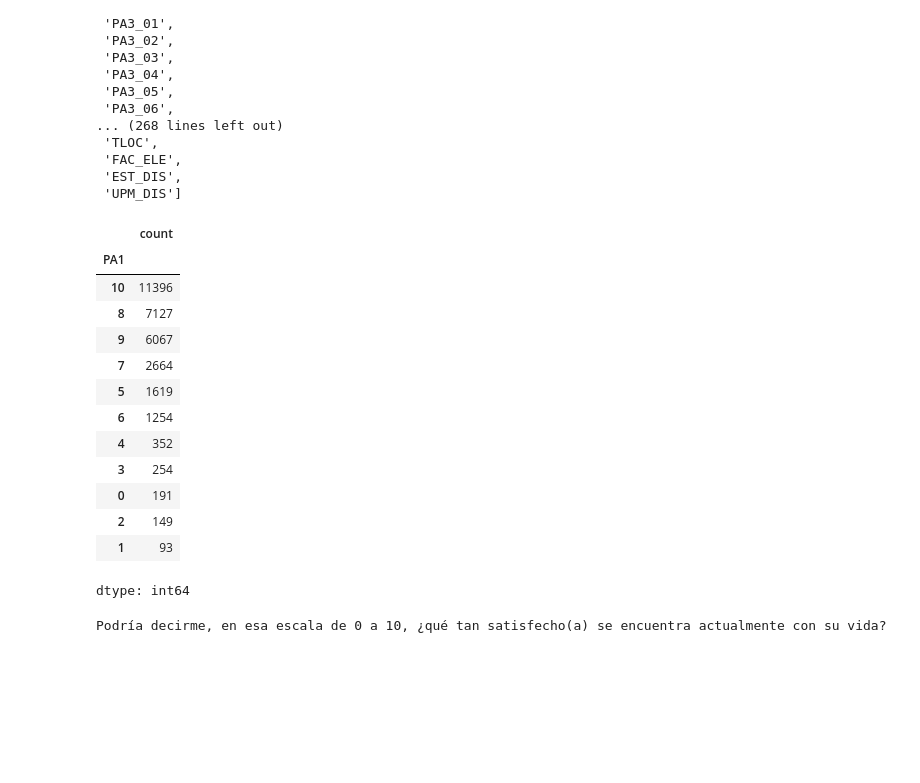
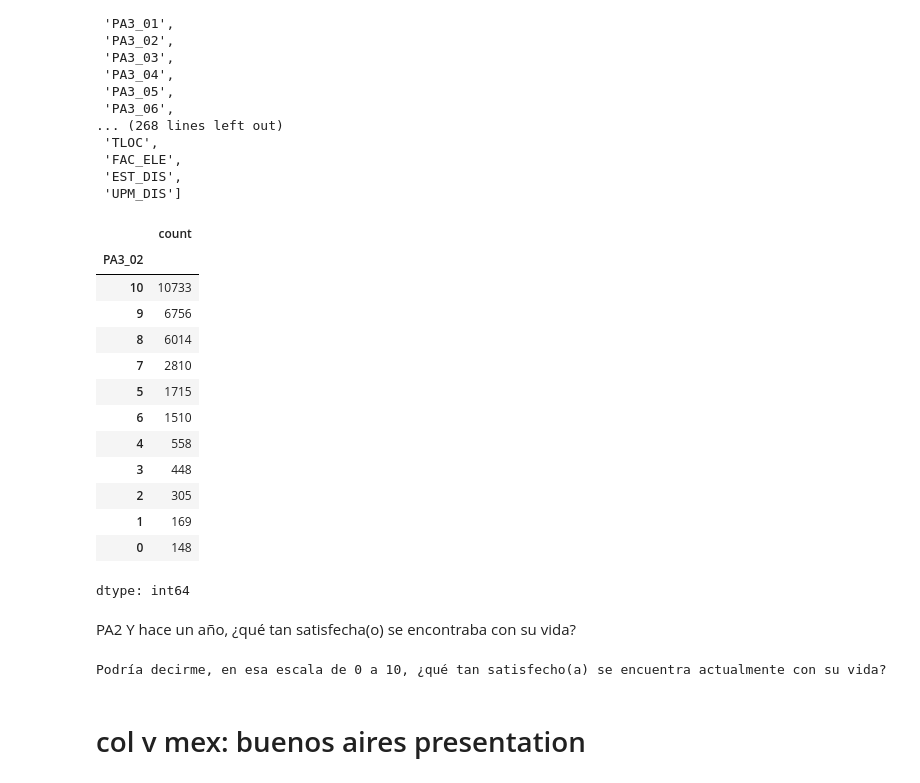
Before and after one commit to theaok/linaColMex, a Jupyter notebook: linaColMex.ipynb, the cells around one changed output. Cells and saved outputs as stored; diff of their text form; code cells hidden in the pictures; blank space fills up the shorter version.

```diff
--- a/linaColMex.ipynb
+++ b/linaColMex.ipynb
@@ -811,21 +816,21 @@ tenbiare.columns.to_list()
  'EST_DIS',
  'UPM_DIS']
 # %%
-tenbiare.PA1.value_counts(dropna=False)
+tenbiare.PA3_02.value_counts(dropna=False)
 # %% [output]
 |  | count |
-| PA1 |  |
-| 10 | 11396 |
-| 8 | 7127 |
-| 9 | 6067 |
-| 7 | 2664 |
-| 5 | 1619 |
-| 6 | 1254 |
-| 4 | 352 |
-| 3 | 254 |
-| 0 | 191 |
-| 2 | 149 |
-| 1 | 93 |
+| PA3_02 |  |
+| 10 | 10733 |
+| 9 | 6756 |
+| 8 | 6014 |
+| 7 | 2810 |
+| 5 | 1715 |
+| 6 | 1510 |
+| 4 | 558 |
+| 3 | 448 |
+| 2 | 305 |
+| 1 | 169 |
+| 0 | 148 |
 dtype: int64
 # %%
 #https://www.inegi.org.mx/rnm/index.php/catalog/730/data-dictionary/F20?file_name=TENBIARE
@@ -835,5 +841,7 @@ tenbiare.rename(columns={
     }, inplace=True)
 #tenbiare.columns
+# %% [markdown]
+PA2 Y hace un año, ¿qué tan satisfecha(o) se encontraba con su vida?
 # %%
 #labels hack with dict
 labM = {
@@ -842,3 +854,5 @@ labM = {
 print(labM["life satisfaction"])
 # %% [output]
 Podría decirme, en esa escala de 0 a 10, ¿qué tan satisfecho(a) se encuentra actualmente con su vida?
+# %% [markdown]
+# col v mex: buenos aires presentation
```
Also changed, not shown: parts of 9 cells of this notebook.
